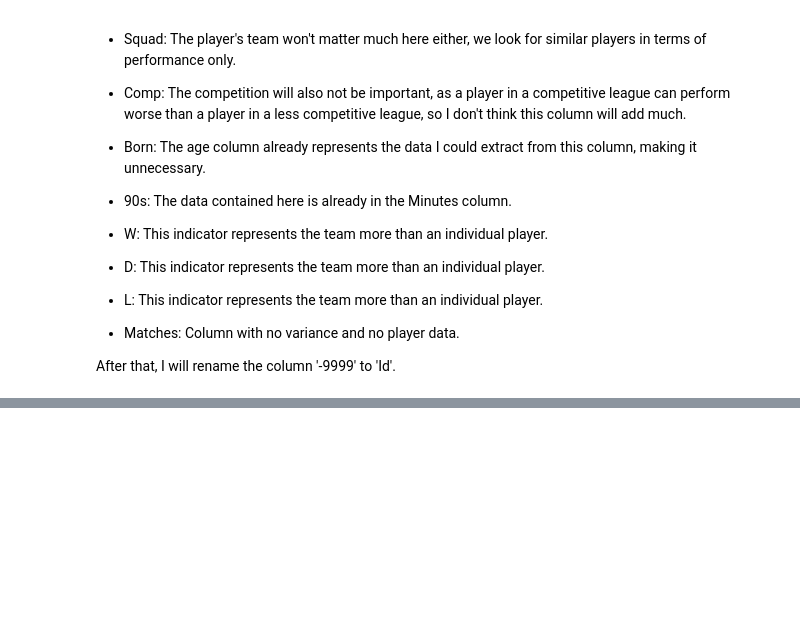
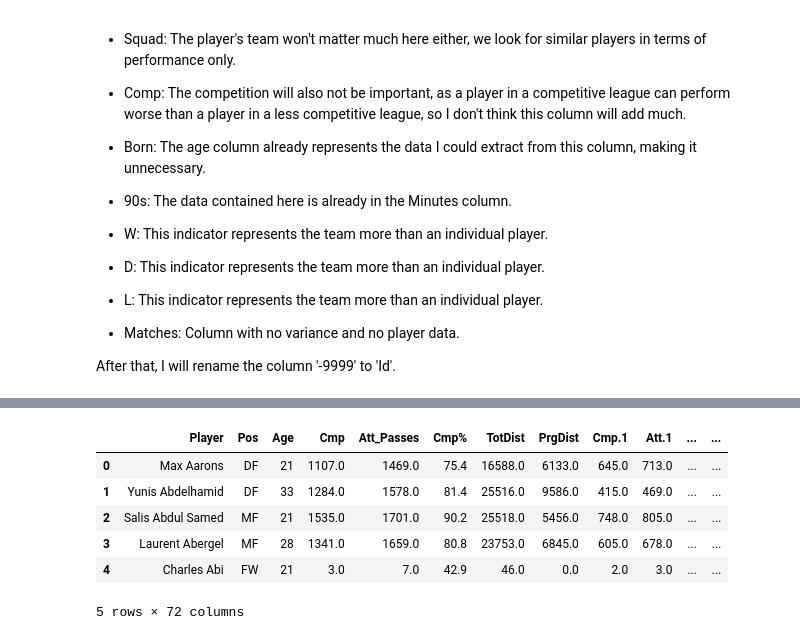
Before and after one commit to dnsrsdata/Football_Player_Rec_Syst, a Jupyter notebook: notebooks/ETL_Playground.ipynb, the cells around one changed output, grey strips where cells are left out. Cells and saved outputs as stored; diff of their text form; code cells hidden in the pictures; blank space fills up the shorter version.

```diff
--- a/notebooks/ETL_Playground.ipynb
+++ b/notebooks/ETL_Playground.ipynb
@@ -615,10 +615,10 @@ def mergeDatasets(list_datasets, column_name, join_style):
     return dataset_one
 # %%
 # Creating a list with the name of the datasets to join
-df_lista = [df_passes, df_shoots, df_defense_act, df_goalkeeping]
+df_list = [df_passes, df_shoots, df_defense_act, df_goalkeeping]
 
 # Merging the datasets and checking the results
-all_players_data = mergeDatasets(df_lista, '-9999', 'outer')
+all_players_data = mergeDatasets(df_list, '-9999', 'outer')
 all_players_data.head()
 # %% [output]
 |  | Rk | Player | Nation | Pos | Squad | Comp | Age | Born | 90s | Cmp | ... | ... |
@@ -807,9 +807,5 @@ all_players_data = all_players_data.rename(columns={'-9999':'id',
 During the season, it is normal for clubs to sell and buy players, and this ends up generating duplicates in our data. I'll deal with this by keeping only the record with the most amount of data available (the one with the least amount of missing data) and the one with the most minutes played and the least amount of zeros, thus making the data more meaningful.
 # %%
-# Creating two empty lists
-rows_to_keep = []
-rows_to_drop = []
-
 # Counting and acquiring indexes that appear more than once
 count_ids = all_players_data.id.value_counts()
 greaterThanOneIndexes = count_ids[count_ids > 1].index.to_list()
@@ -853,9 +849,6 @@ for identifier in greaterThanOneIndexes:
     else:
         row_to_keep = index_to_keep
 
-    # Saving the index to keep
-    rows_to_keep.append(row_to_keep)
-
     # Getting indexes to drop
     records.remove(row_to_keep)
-    rows_to_drop.append(records)
+    all_players_data = all_players_data.drop(records)
@@ -861,0 +877,10 @@ for identifier in greaterThanOneIndexes:
+# %%
+all_players_data.head()
+# %% [output]
+|  | Player | Pos | Age | Cmp | Att_Passes | Cmp% | TotDist | PrgDist | Cmp.1 | Att.1 | ... | ... |
+| 0 | Max Aarons | DF | 21 | 1107.0 | 1469.0 | 75.4 | 16588.0 | 6133.0 | 645.0 | 713.0 | ... | ... |
+| 1 | Yunis Abdelhamid | DF | 33 | 1284.0 | 1578.0 | 81.4 | 25516.0 | 9586.0 | 415.0 | 469.0 | ... | ... |
+| 2 | Salis Abdul Samed | MF | 21 | 1535.0 | 1701.0 | 90.2 | 25518.0 | 5456.0 | 748.0 | 805.0 | ... | ... |
+| 3 | Laurent Abergel | MF | 28 | 1341.0 | 1659.0 | 80.8 | 23753.0 | 6845.0 | 605.0 | 678.0 | ... | ... |
+| 4 | Charles Abi | FW | 21 | 3.0 | 7.0 | 42.9 | 46.0 | 0.0 | 2.0 | 3.0 | ... | ... |
+5 rows × 72 columns
```
Also changed, not shown: parts of 10 cells of this notebook.
